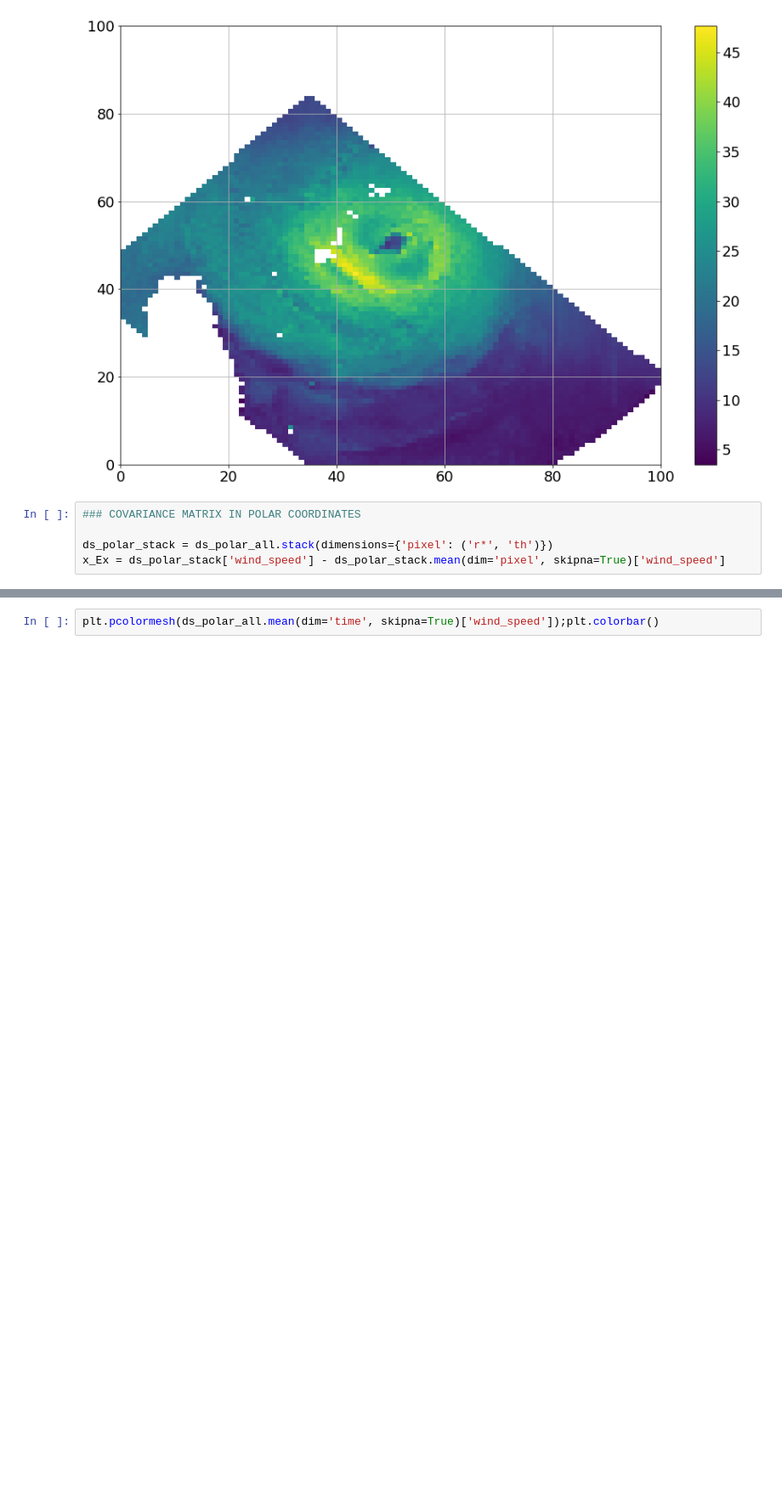
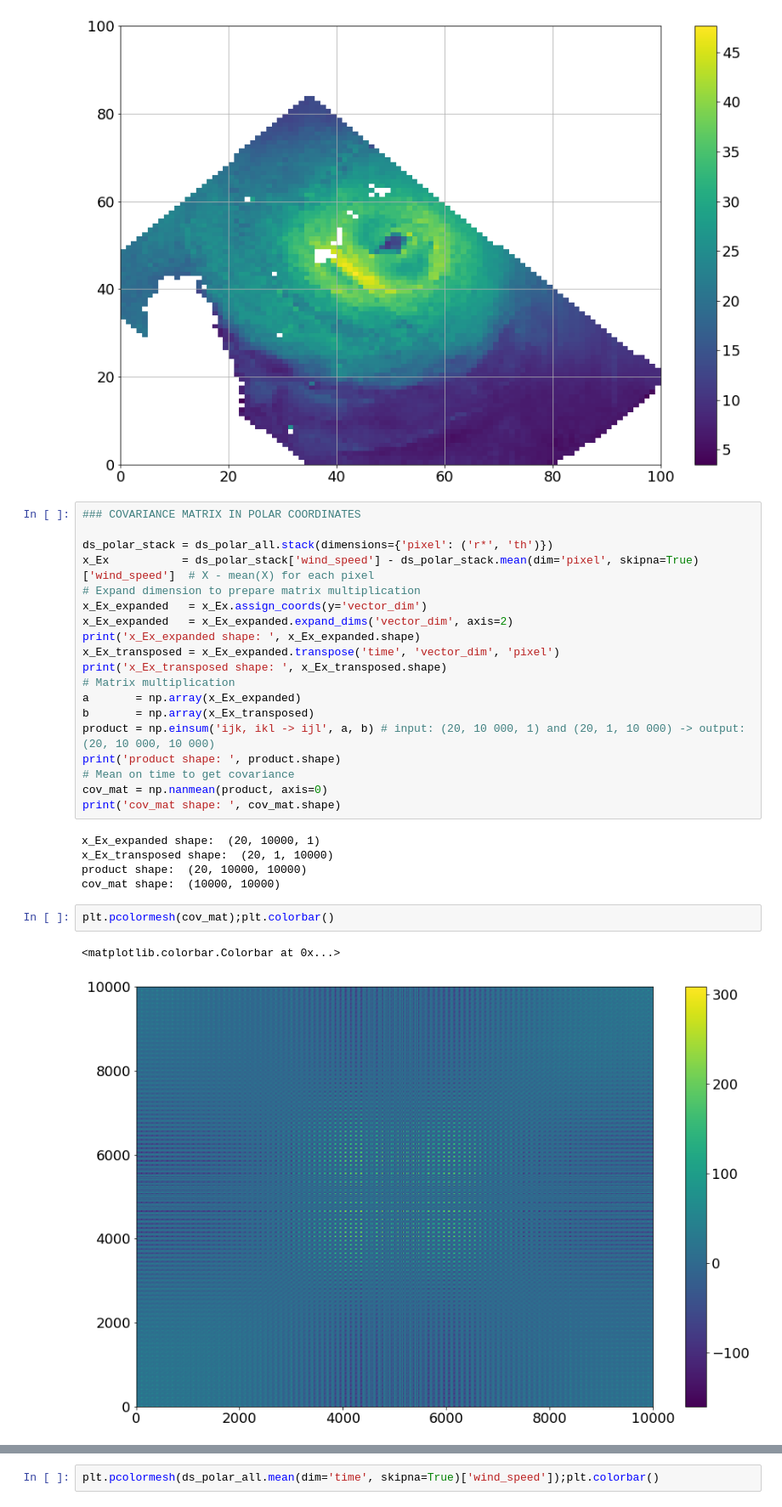
Before and after one commit to Arthur117/bigData2022_covariance, a Jupyter notebook: cov_mat_by_cat.ipynb, the cells around one changed output, grey strips where cells are left out. Shown at 85% size. Saved outputs shown, nothing was run; the diff lists cells and outputs as text; blank space fills up the shorter version.

```diff
--- a/cov_mat_by_cat.ipynb
+++ b/cov_mat_by_cat.ipynb
@@ -124,8 +109,32 @@ Data variables:
 plt.pcolormesh(ds_polar_all.isel(time=1)['wind_speed']);plt.colorbar();plt.grid()
 # %% [output]
 [figure]
-# %%
-### COVARIANCE MATRIX IN POLAR COORDINATES
-
-ds_polar_stack = ds_polar_all.stack(dimensions={'pixel': ('r*', 'th')})
-x_Ex = ds_polar_stack['wind_speed'] - ds_polar_stack.mean(dim='pixel', skipna=True)['wind_speed']
+# %%
+### COVARIANCE MATRIX IN POLAR COORDINATES
+
+ds_polar_stack = ds_polar_all.stack(dimensions={'pixel': ('r*', 'th')})
+x_Ex           = ds_polar_stack['wind_speed'] - ds_polar_stack.mean(dim='pixel', skipna=True)['wind_speed']  # X - mean(X) for each pixel
+# Expand dimension to prepare matrix multiplication
+x_Ex_expanded   = x_Ex.assign_coords(y='vector_dim')
+x_Ex_expanded   = x_Ex_expanded.expand_dims('vector_dim', axis=2)
+print('x_Ex_expanded shape: ', x_Ex_expanded.shape)
+x_Ex_transposed = x_Ex_expanded.transpose('time', 'vector_dim', 'pixel')
+print('x_Ex_transposed shape: ', x_Ex_transposed.shape)
+# Matrix multiplication
+a       = np.array(x_Ex_expanded)
+b       = np.array(x_Ex_transposed)
+product = np.einsum('ijk, ikl -> ijl', a, b) # input: (20, 10 000, 1) and (20, 1, 10 000) -> output: (20, 10 000, 10 000)
+print('product shape: ', product.shape)
+# Mean on time to get covariance
+cov_mat = np.nanmean(product, axis=0)
+print('cov_mat shape: ', cov_mat.shape)
+# %% [output]
+x_Ex_expanded shape:  (20, 10000, 1)
+x_Ex_transposed shape:  (20, 1, 10000)
+product shape:  (20, 10000, 10000)
+cov_mat shape:  (10000, 10000)
+# %%
+plt.pcolormesh(cov_mat);plt.colorbar()
+# %% [output]
+<matplotlib.colorbar.Colorbar at 0x...>
+[figure, added]
```
Also changed, not shown: parts of 3 cells of this notebook, 1 other file.
